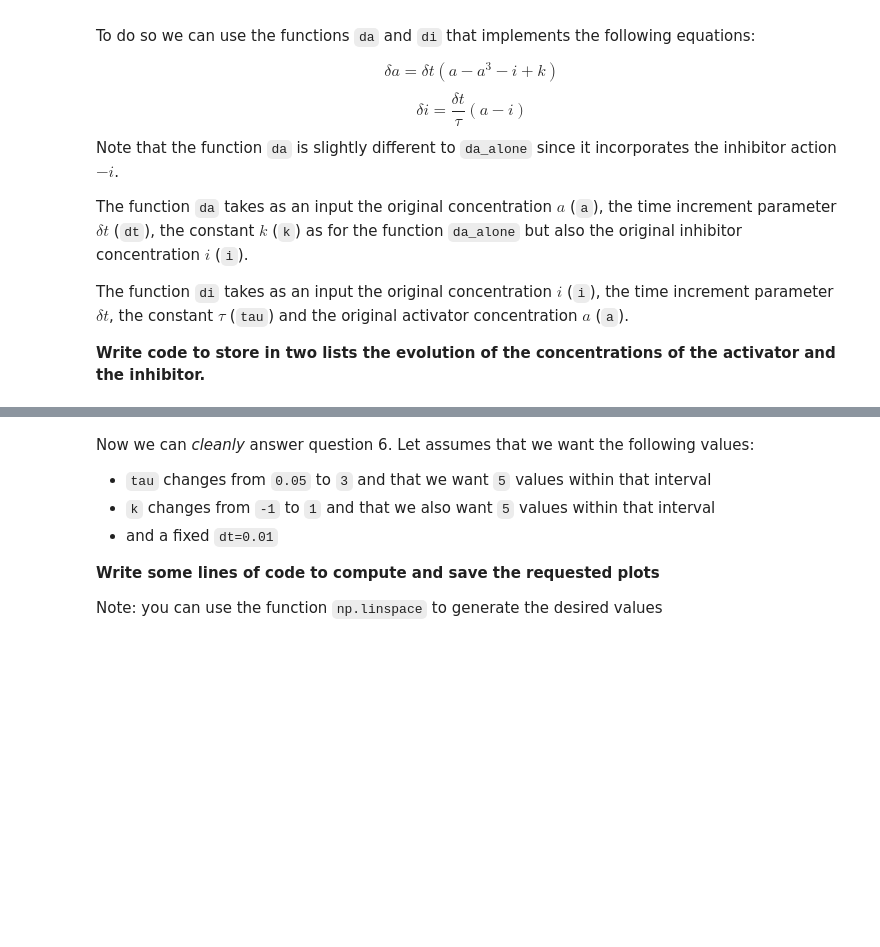
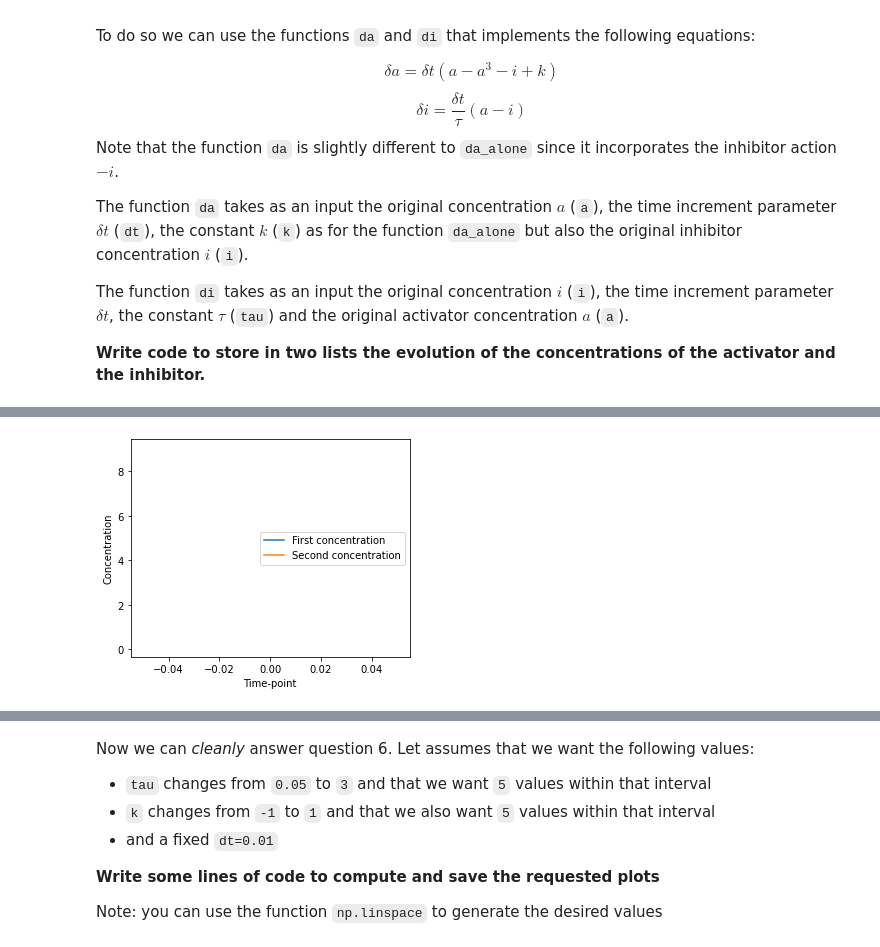
Before and after one commit to GuignardLab/CenTuri-Course, a Jupyter notebook: Turing-course.ipynb, the cells around one changed output, grey strips where cells are left out. Saved outputs shown, nothing was run; the diff lists cells and outputs as text; code cells hidden in the pictures; blank space fills up the shorter version.

```diff
--- a/Turing-course.ipynb
+++ b/Turing-course.ipynb
@@ -582 +878,11 @@ plot_concentration_1cell(A, I)
+# %%
+def compute_AI(): # Don't forget to add arguments
+    A, I = [a], [i]
+    # Do something here
+    return A, I
+
+A, I = compute_AI()
+plot_concentration_1cell(A, I)
+# %% [output]
+[figure, added]
 # %% [markdown]
```
Also changed, not shown: parts of 52 cells of this notebook, 2 other files.
